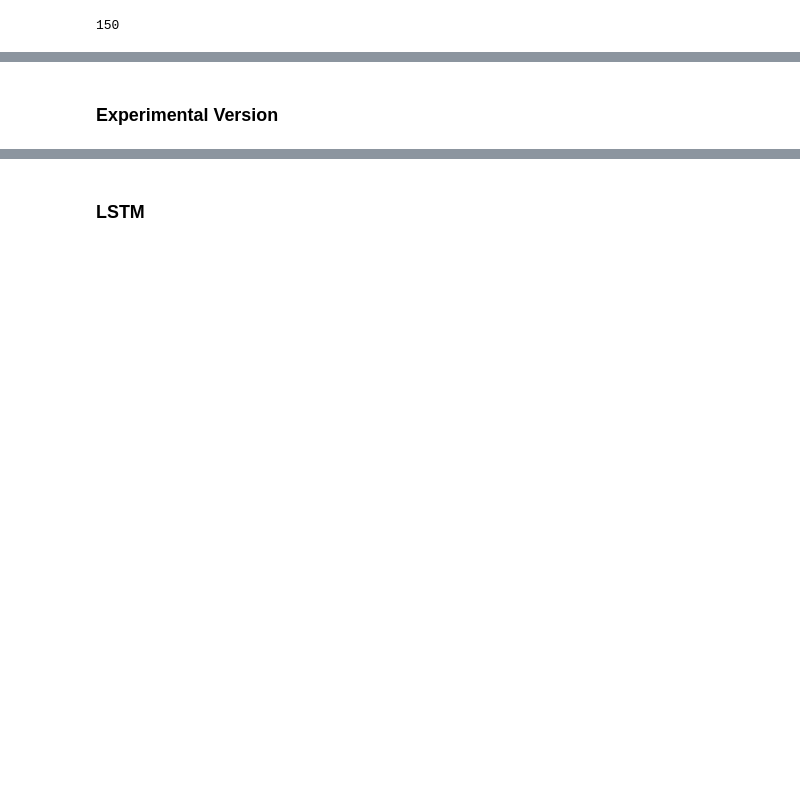
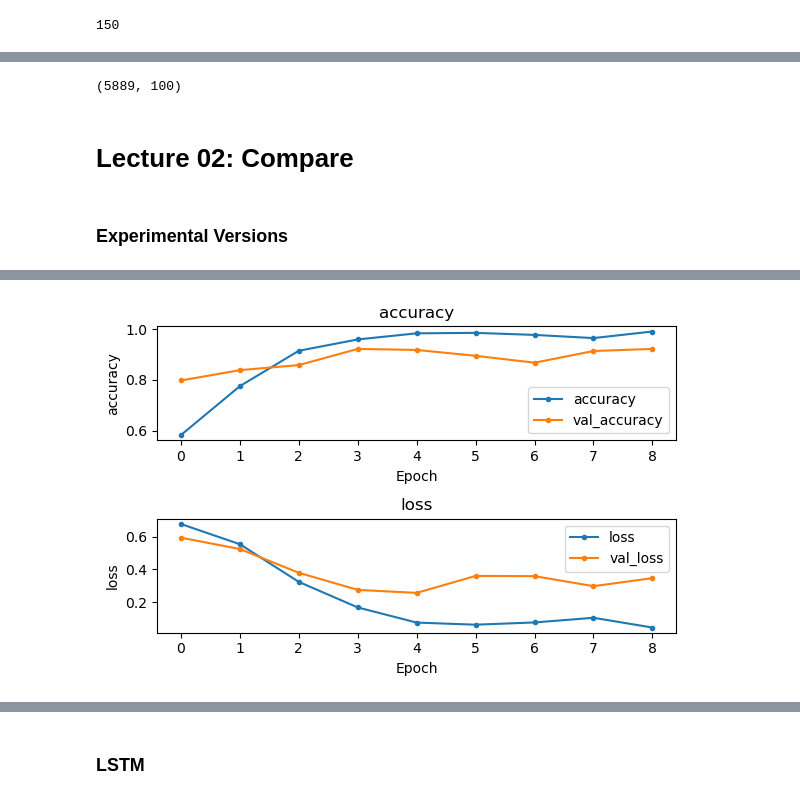
Before and after one commit to purvikansara/adv-ml-wk02-deep-nlp-codealongs, a Jupyter notebook: Lecture 1/SOLUTION-W02L01-deep-nlp-text-prep.ipynb, the cells around one changed output, grey strips where cells are left out. Drawn from its saved outputs; the diff is of its cells as text; code cells hidden in the pictures; blank space fills up the shorter version.

```diff
--- a/Lecture 1/SOLUTION-W02L01-deep-nlp-text-prep.ipynb
+++ b/Lecture 1/SOLUTION-W02L01-deep-nlp-text-prep.ipynb
@@ -758,2 +1274,78 @@ weighted avg       0.87      0.88      0.87       954
+# %%
+## TEMP/EXP - extract embedding matrix
+
+embedding_weights = rnn_model.layers[1].get_weights()[0]
+embedding_weights.shape
+# %% [output]
+(5889, 100)
+# %% [markdown]
+# Lecture 02: Compare
 # %% [markdown]
-### Experimental Version
+### Experimental Versions
+# %%
+### Global Pooling Layer Version
+
+
+def build_rnn_model(text_vectorization_layer):
+    VOCAB_SIZE = text_vectorization_layer.vocabulary_size()
+    SEQUENCE_LENGTH = sequence_vectorizer.get_config()['output_sequence_length']
+
+
+    # Define sequential model with pre-trained vectorization layer and *new* embedding layer
+    model = Sequential([
+        text_vectorization_layer,
+        layers.Embedding(input_dim=VOCAB_SIZE,
+                                  output_dim=EMBED_DIM,
+                                  input_length=SEQUENCE_LENGTH)
+        ])
+
+    # Add *new* LSTM layer
+    model.add(layers.SimpleRNN(32)) #BEST=32
+    model.add(layers.Dropout(.5)) #BEST=.3
+
+    # Add Layer that can handle the sequences
+    model.add(layers.Dense(32, activation='relu', ))
+
+    # Add output layer
+    # model.add(layers.Dense(len(classes), activation='softmax'))
+    model.add(layers.Dense(1, activation='sigmoid'))
+
+    # Compile the model
+    model.compile(optimizer=optimizers.legacy.Adam(learning_rate = .001),
+                  loss='bce',#'sparse_categorical_crossentropy',
+                  metrics=['accuracy'])
+
+    model.summary()
+    return model
+
+def get_callbacks(patience=3, monitor='val_accuracy'):
+    early_stop = tf.keras.callbacks.EarlyStopping(patience=patience, monitor=monitor)
+    return [early_stop]
+
+
+## Create text Vectorization layer
+SEQUENCE_LENGTH = 50 #BEST=50
+EMBED_DIM = 200 # BEST= 200
+
+exp_vectorizer = tf.keras.layers.TextVectorization(
+    standardize="lower_and_strip_punctuation",
+    output_mode="int",
+    output_sequence_length=SEQUENCE_LENGTH
+)
+
+exp_vectorizer.adapt(ds_texts)
+
+# Build the lstm model and specify the vectorizer
+exp_rnn_model = build_rnn_model(exp_vectorizer)
+
+# Defien number of epocs
+EPOCHS = 30
+# Fit the model
+exp_history = exp_rnn_model.fit(
+    train_ds,
+    epochs=EPOCHS,
+    validation_data=val_ds,
+    callbacks=get_callbacks(patience=5),
+)
+fn.plot_history(exp_history,figsize=(6,4))
+# %% [output]
@@ -759,0 +1369 @@ weighted avg       0.87      0.88      0.87       954
+[figure, added]
```
Also changed, not shown: parts of 130 cells of this notebook.
